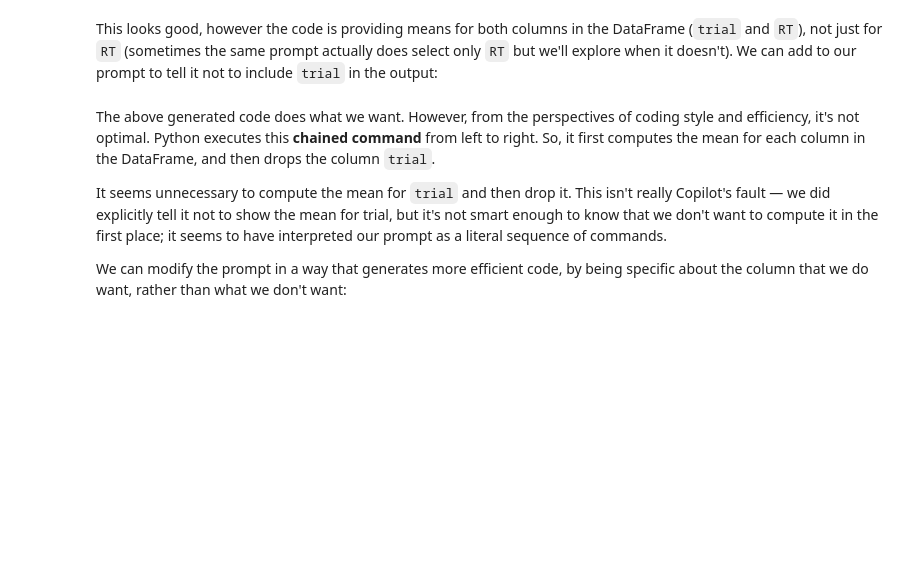
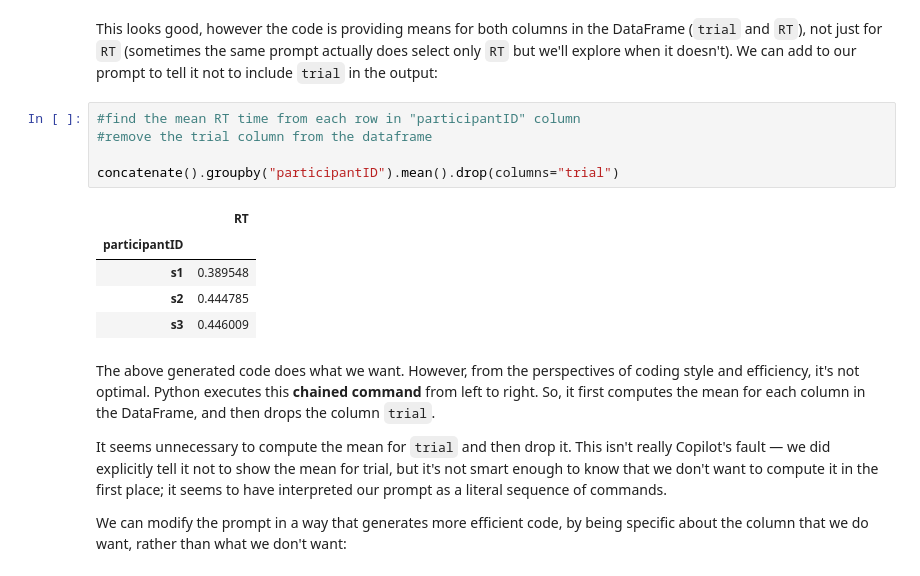
Before and after one commit to dm748329/Ch3b_materials, a Jupyter notebook: multi_data_files_1.ipynb, the cells around one changed output. Saved outputs shown, nothing was run; the diff lists cells and outputs as text; blank space fills up the shorter version.

```diff
--- a/multi_data_files_1.ipynb
+++ b/multi_data_files_1.ipynb
@@ -171,6 +204,17 @@ This is an important lesson on prompt engineering. You're more likely to get wor
 </div>
 # %% [markdown]
 This looks good, however the code is providing means for both columns in the DataFrame (`trial` and `RT`), not just for `RT` (sometimes the same prompt actually does select only `RT` but we'll explore when it doesn't). We can add to our prompt to tell it not to include `trial` in the output:
+# %%
+#find the mean RT time from each row in "participantID" column
+#remove the trial column from the dataframe
+
+concatenate().groupby("participantID").mean().drop(columns="trial")
+# %% [output]
+|  | RT |
+| participantID |  |
+| s1 | 0.389548 |
+| s2 | 0.444785 |
+| s3 | 0.446009 |
 # %% [markdown]
 The above generated code does what we want. However, from the perspectives of coding style and efficiency, it's not optimal. Python executes this **chained command** from left to right. So, it first computes the mean for each column in the DataFrame, and then drops the column `trial`.
 
```
Also changed, not shown: parts of 5 cells of this notebook, 1 other file.
